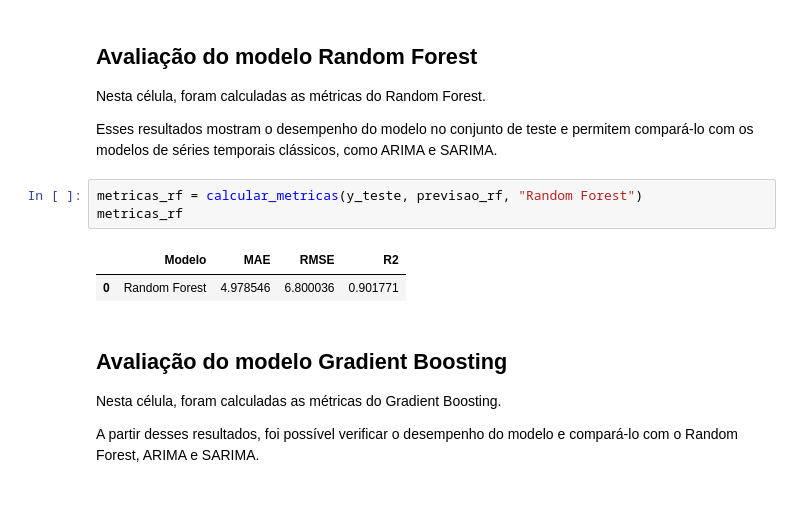
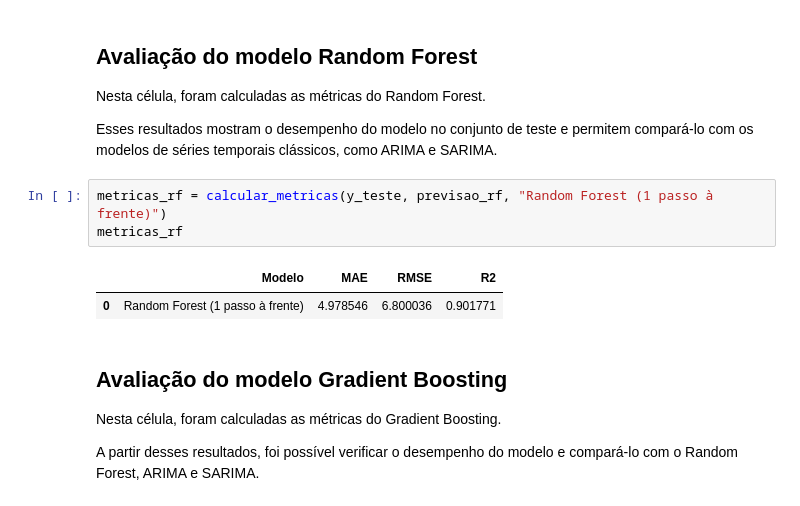
Before and after one commit to gabriellopes-eng/climate_analysis, a Jupyter notebook: climate_analysis/notebooks/08_modelagem_preditiva.ipynb, the cells around one changed output. Saved outputs shown, nothing was run; the diff lists cells and outputs as text.

```diff
--- a/climate_analysis/notebooks/08_modelagem_preditiva.ipynb
+++ b/climate_analysis/notebooks/08_modelagem_preditiva.ipynb
@@ -408,11 +408,11 @@ Nesta célula, foram calculadas as métricas do Random Forest.
 
 Esses resultados mostram o desempenho do modelo no conjunto de teste e permitem compará-lo com os modelos de séries temporais clássicos, como ARIMA e SARIMA.
 # %%
-metricas_rf = calcular_metricas(y_teste, previsao_rf, "Random Forest")
+metricas_rf = calcular_metricas(y_teste, previsao_rf, "Random Forest (1 passo à frente)")
 metricas_rf
 # %% [output]
 |  | Modelo | MAE | RMSE | R2 |
-| 0 | Random Forest | 4.978546 | 6.800036 | 0.901771 |
+| 0 | Random Forest (1 passo à frente) | 4.978546 | 6.800036 | 0.901771 |
 # %% [markdown]
 ## Avaliação do modelo Gradient Boosting
 
```
Also changed, not shown: parts of 13 cells of this notebook, 3 other files.
